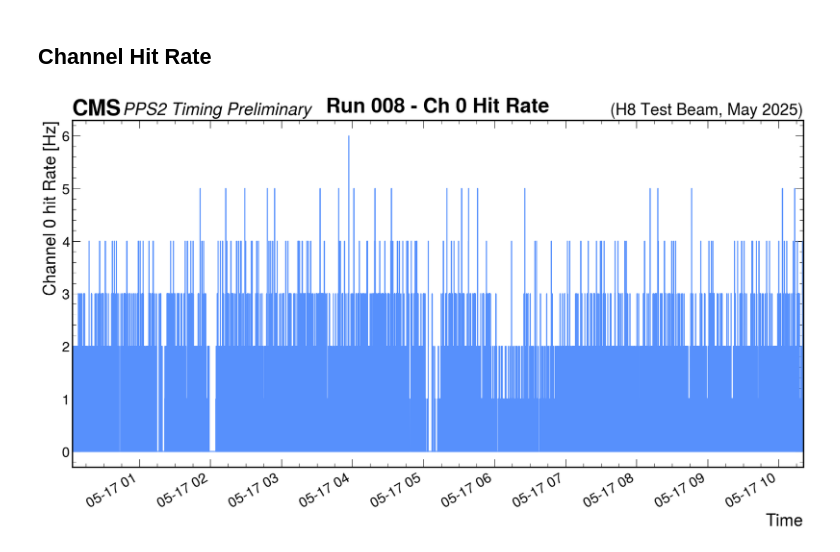
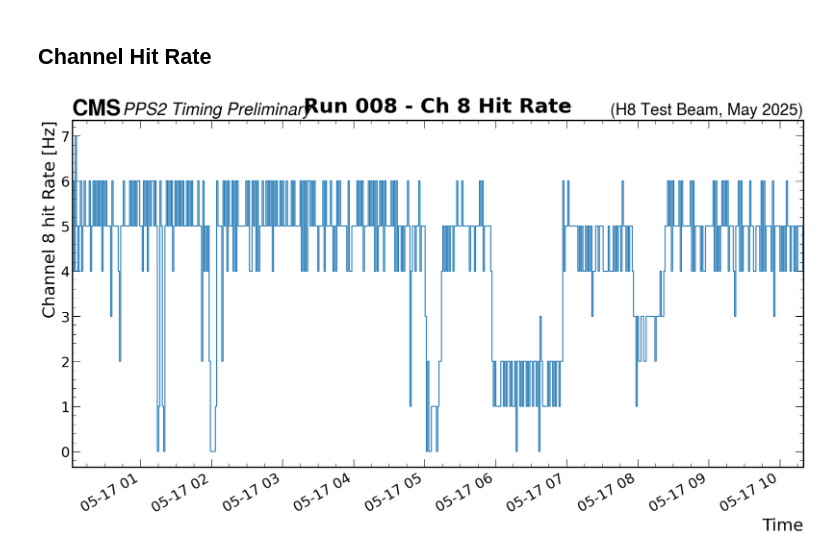
Before and after one commit to cbeiraod/PPS2-Timing-TB-Analysis, a Jupyter notebook: SAMPIClyserAnalysis.ipynb, the cells around one changed output. Drawn from its saved outputs; the diff is of its cells as text; code cells hidden in the pictures.

```diff
--- a/SAMPIClyserAnalysis.ipynb
+++ b/SAMPIClyserAnalysis.ipynb
@@ -114,22 +96,22 @@ fig
 # %%
 from sampiclyser import plot_channel_hit_rate
 # %%
-channel = 0
+channel = 8
 plot_title = run_info.name + f" - Ch {channel} Hit Rate"
 
 plot_channel_hit_rate(
     parquet_file,
     channel = channel,
-    bin_size=1,
+    bin_size=64,
     #start_time=datetime.datetime(2025, 5, 15, 23, 27),
     #end_time=datetime.datetime(2025, 5, 15, 23, 57),
     #start_time=datetime.datetime(2025, 5, 17, 1, 10),
     #end_time=datetime.datetime(2025, 5, 17, 1, 30),
     label="PPS2 Timing Preliminary",
     rlabel="(H8 Test Beam, May 2025)",
     #log_y=True,
     figsize = (17, 10),
     title=plot_title,
 )
 # %% [output]
-[figure, old version]
+[figure, new version]
```
Also changed, not shown: parts of 3 cells of this notebook, 1 other file.
